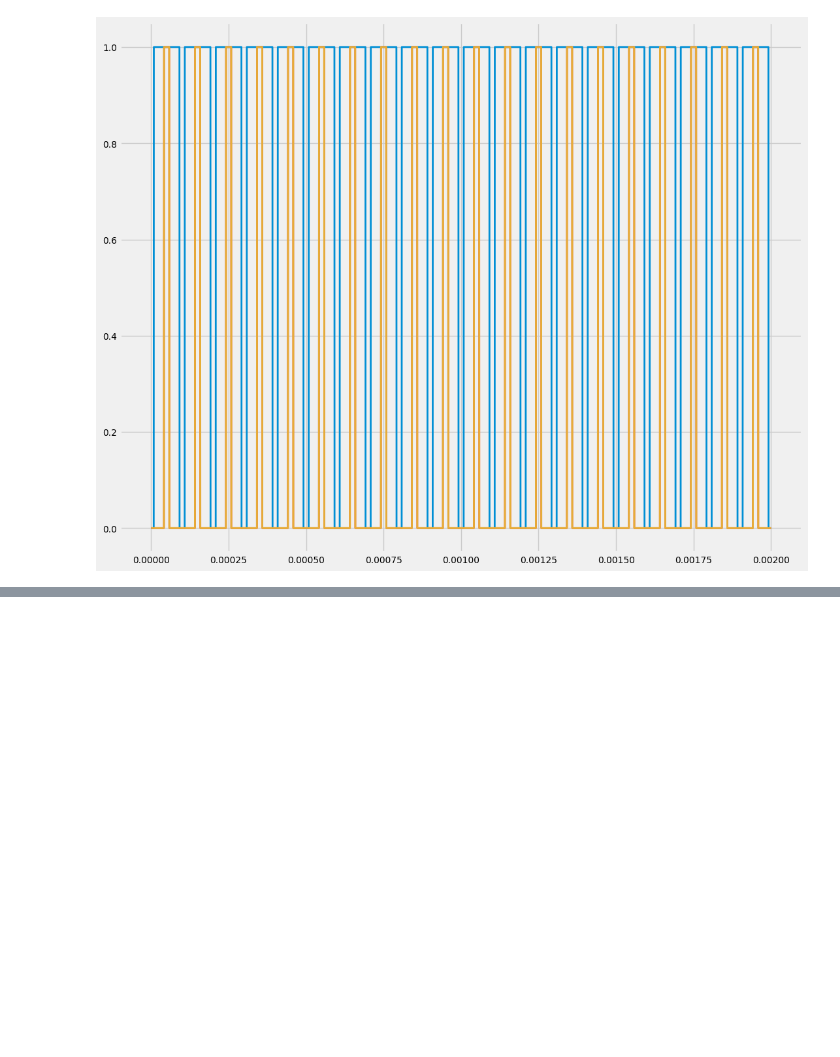
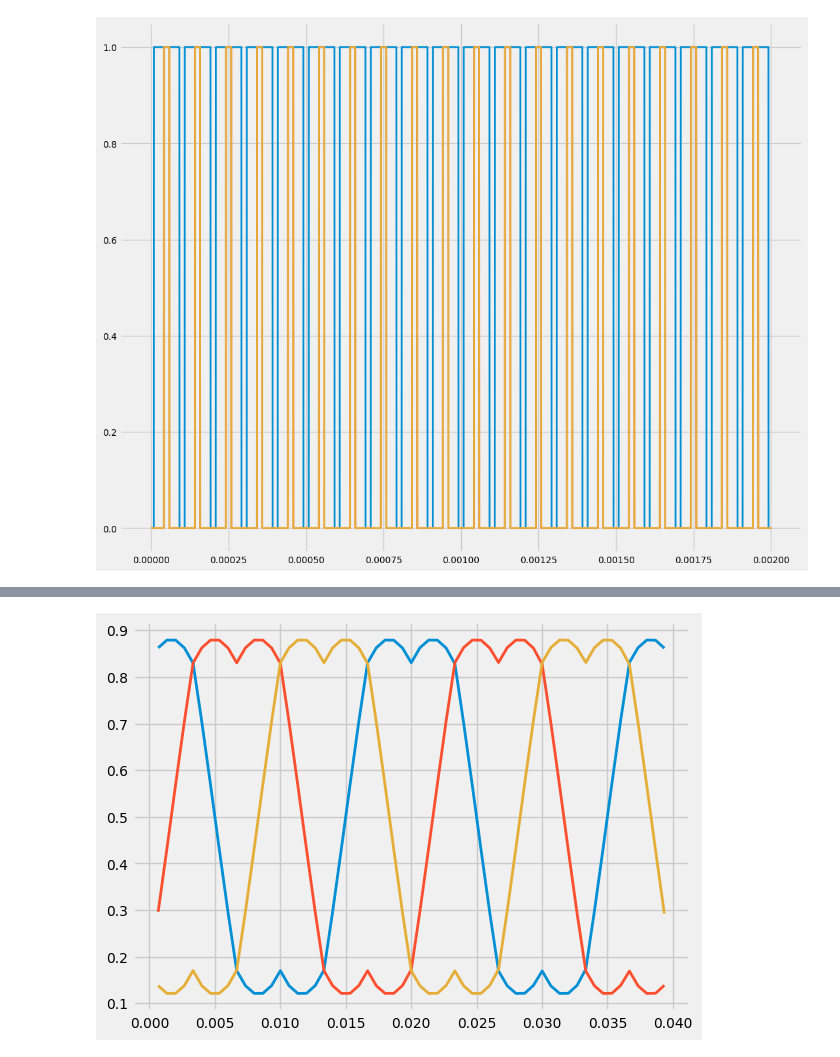
Before and after one commit to gadokrisztian/stm-svpwm, a Jupyter notebook: python/newpythonimplementation.ipynb, the cells around one changed output, grey strips where cells are left out. Drawn from its saved outputs; the diff is of its cells as text; code cells hidden in the pictures; blank space fills up the shorter version.

```diff
--- a/python/newpythonimplementation.ipynb
+++ b/python/newpythonimplementation.ipynb
@@ -201,0 +190,33 @@ plt.grid('both')
+# %%
+Vdc = 50.0
+Vm = 22.0
+
+f_out = 50.0;
+f_pwm = 10.0e3;
+f_sampling = 1500.0;
+
+T_out = 1.0 / f_out
+T_pwm = 1.0 / f_pwm
+T_sampling = 1.0 / f_sampling
+
+dt = 1e-6;
+t0 = 0.0;
+t1 = 0;
+tstop = 40e-3;
+
+pwm1 = SVPWM(Vdc, T_sampling)
+dcs = []
+while t1 <= tstop:
+    elapsed = t1 - t0
+    if elapsed >= T_sampling:
+        Vref = [Vm*np.cos(2*np.pi*f_out * t1), Vm*np.sin(2*np.pi*f_out*t1)]
+        dcs.append([t1, *pwm1.getDC(Vref)])
+        t0 = t1
+
+    t1 = t1 + dt
+
+
+dcs = np.array(dcs)
+plt.plot(dcs[:, 0], dcs[:,1:4]);
+# %% [output]
+[figure, added]
```
Also changed, not shown: parts of 3 cells of this notebook, 5 other files.
